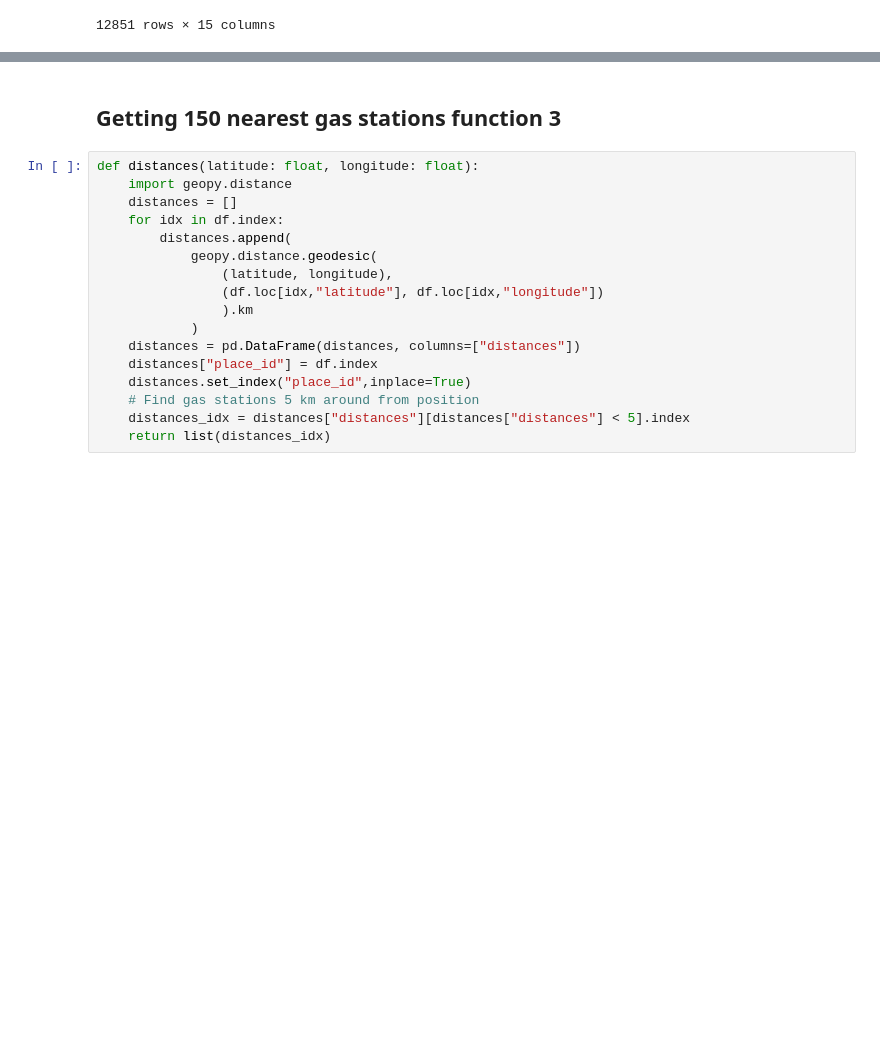
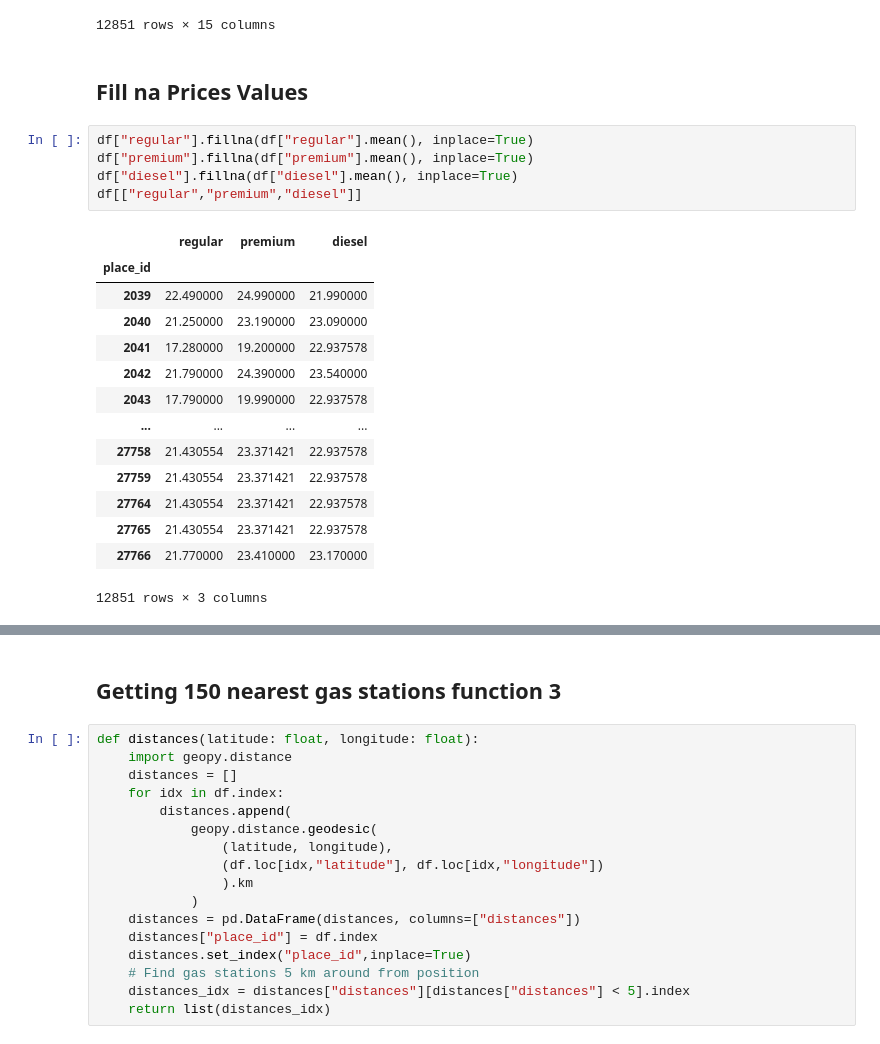
Before and after one commit to juanagsolano/gas_stations, a Jupyter notebook: gas_stations_maps.ipynb, the cells around one changed output, grey strips where cells are left out. Cells and saved outputs as stored; diff of their text form; blank space fills up the shorter version.

```diff
--- a/gas_stations_maps.ipynb
+++ b/gas_stations_maps.ipynb
@@ -29,3 +29,25 @@ df
 | 27765 | AEROPUERTO INTERNACIONAL FELIPE A... | PL/23975/EXP/ES/2022 | 19.76109 | -98.98862 | NaN | NaN | NaN | NaN | Circunvalación Aeropuerto | NaN | NaN | ... |
 | 27766 | AEROPUERTO INTERNACIONAL FELIPE A... | PL/23976/EXP/ES/2022 | 19.74581 | -99.00842 | 21.77 | 23.41 | 23.17 | NaN | NaN | NaN | NaN | ... |
 12851 rows × 15 columns
+# %% [markdown]
+## Fill na Prices Values
+# %%
+df["regular"].fillna(df["regular"].mean(), inplace=True)
+df["premium"].fillna(df["premium"].mean(), inplace=True)
+df["diesel"].fillna(df["diesel"].mean(), inplace=True)
+df[["regular","premium","diesel"]]
+# %% [output]
+|  | regular | premium | diesel |
+| place_id |  |  |  |
+| 2039 | 22.490000 | 24.990000 | 21.990000 |
+| 2040 | 21.250000 | 23.190000 | 23.090000 |
+| 2041 | 17.280000 | 19.200000 | 22.937578 |
+| 2042 | 21.790000 | 24.390000 | 23.540000 |
+| 2043 | 17.790000 | 19.990000 | 22.937578 |
+| ... | ... | ... | ... |
+| 27758 | 21.430554 | 23.371421 | 22.937578 |
+| 27759 | 21.430554 | 23.371421 | 22.937578 |
+| 27764 | 21.430554 | 23.371421 | 22.937578 |
+| 27765 | 21.430554 | 23.371421 | 22.937578 |
+| 27766 | 21.770000 | 23.410000 | 23.170000 |
+12851 rows × 3 columns
```
Also changed, not shown: parts of 4 cells of this notebook, 2 other files.
